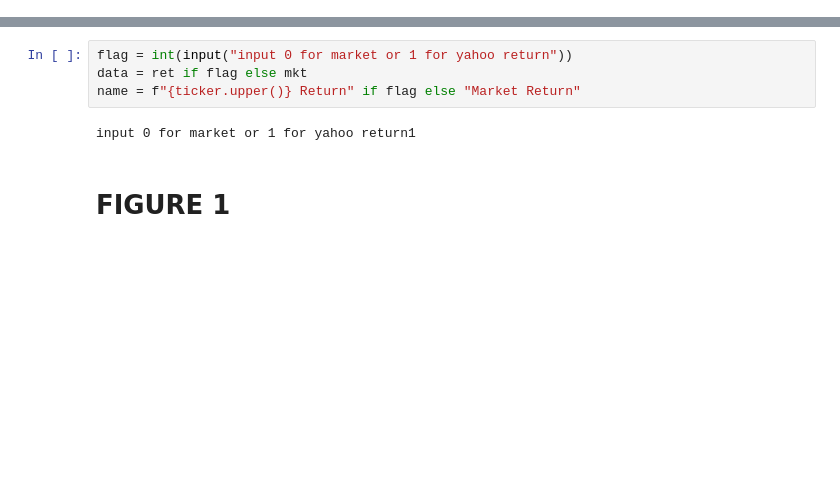
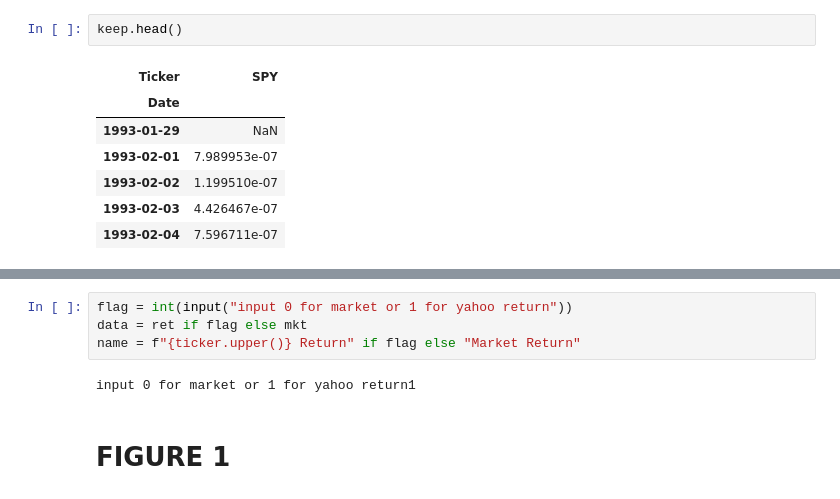
Before and after one commit to kerryback/genai4finance, a Jupyter notebook: notebooks/stock_market_returns.ipynb, the cells around one changed output, grey strips where cells are left out. Drawn from its saved outputs; the diff is of its cells as text; blank space fills up the shorter version.

```diff
--- a/notebooks/stock_market_returns.ipynb
+++ b/notebooks/stock_market_returns.ipynb
@@ -62,0 +57,10 @@ ERROR:yfinance:['SPY']: YFRateLimitError('Too Many Requests. Rate limited. Try a
+# %%
+keep.head()
+# %% [output]
+| Ticker | SPY |
+| Date |  |
+| 1993-01-29 | NaN |
+| 1993-02-01 | 7.989953e-07 |
+| 1993-02-02 | 1.199510e-07 |
+| 1993-02-03 | 4.426467e-07 |
+| 1993-02-04 | 7.596711e-07 |
```
Also changed, not shown: parts of 12 cells of this notebook, 13 other files.
